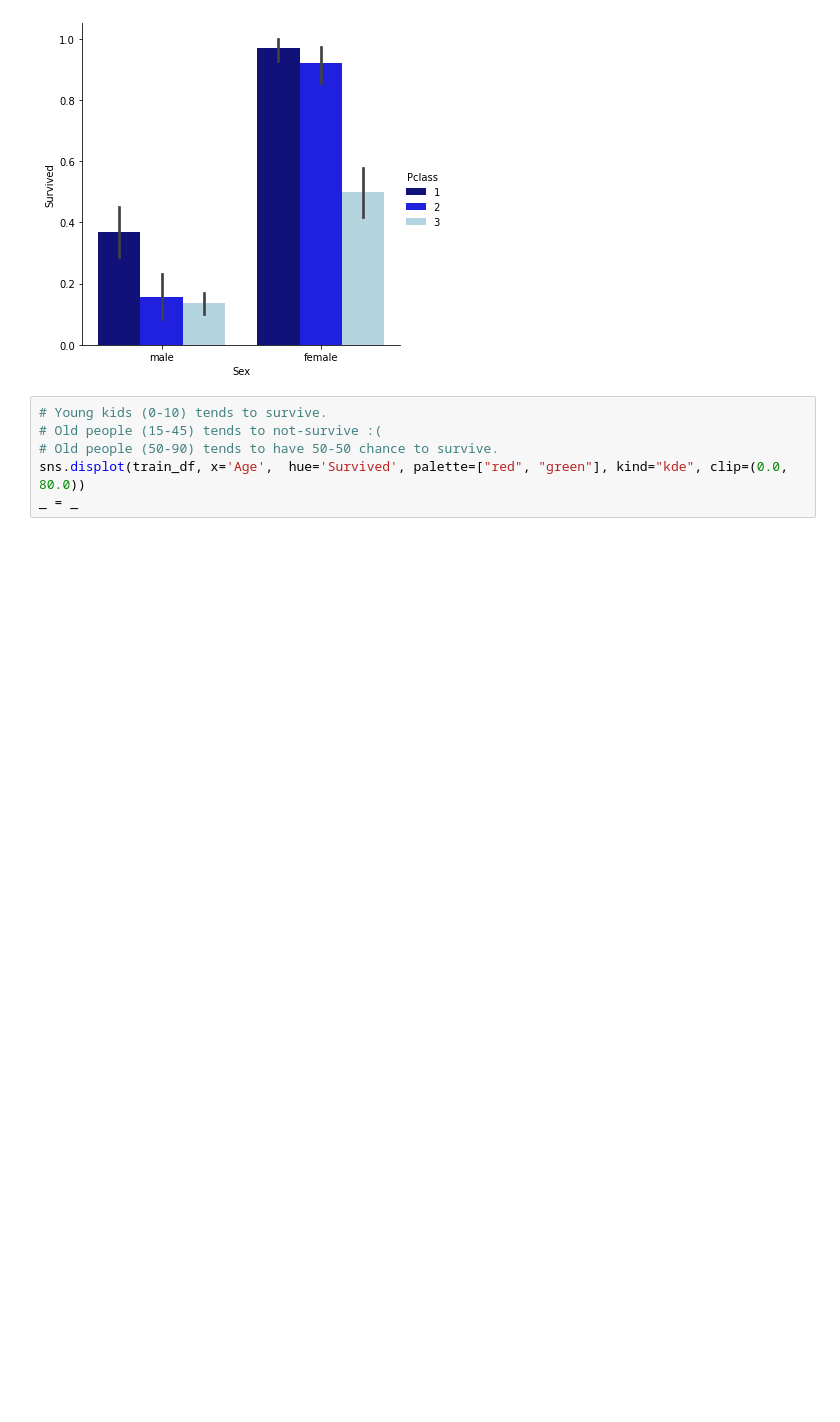
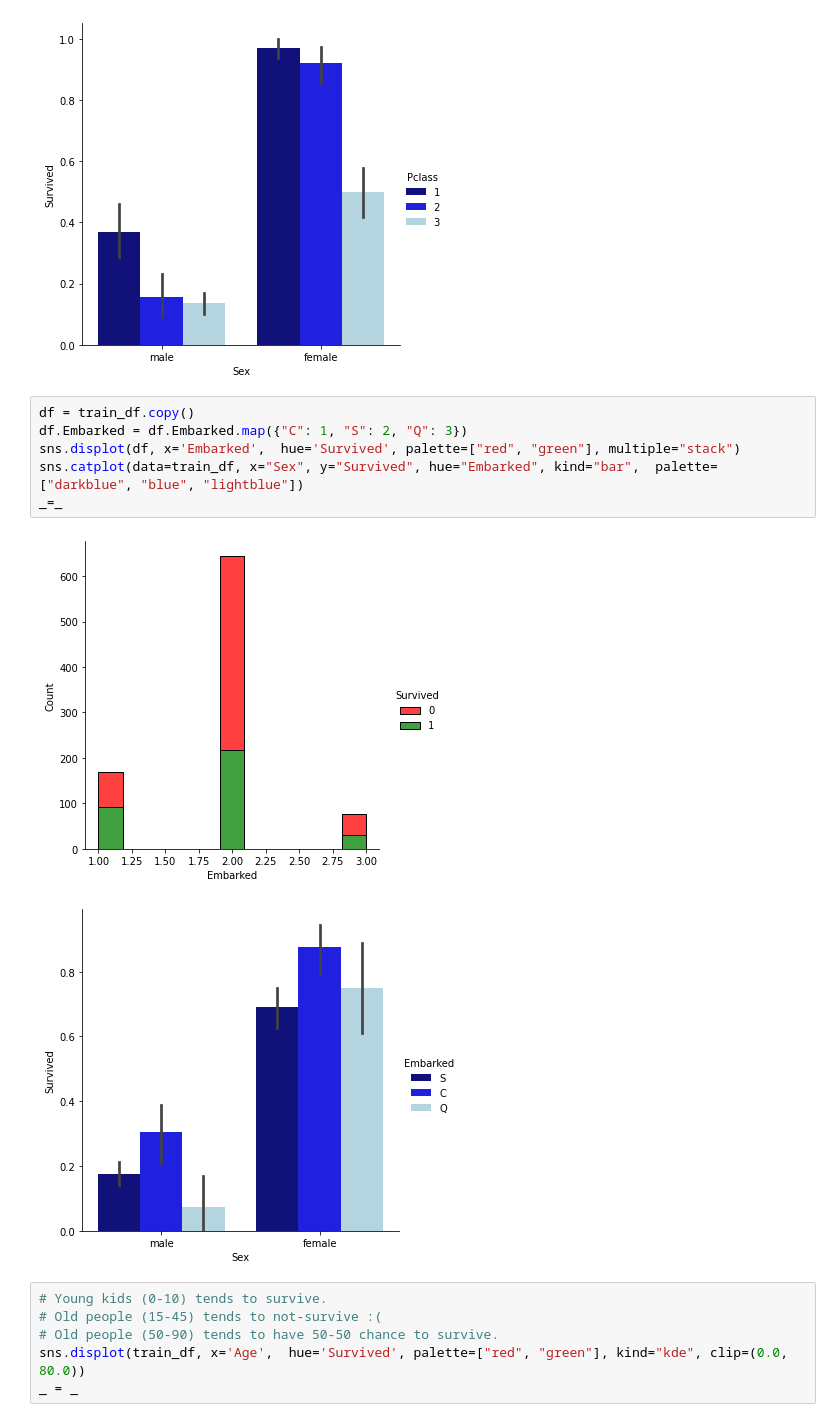
Before and after one commit to loperdeve10/titanic, a Jupyter notebook: exploration.ipynb, the cells around one changed output. Drawn from its saved outputs; the diff is of its cells as text; blank space fills up the shorter version.

```diff
--- a/exploration.ipynb
+++ b/exploration.ipynb
@@ -139,6 +139,15 @@ _ = _
 # %% [output]
 [figure]
 [figure]
+# %%
+df = train_df.copy()
+df.Embarked = df.Embarked.map({"C": 1, "S": 2, "Q": 3})
+sns.displot(df, x='Embarked',  hue='Survived', palette=["red", "green"], multiple="stack")
+sns.catplot(data=train_df, x="Sex", y="Survived", hue="Embarked", kind="bar",  palette=["darkblue", "blue", "lightblue"])
+_=_
+# %% [output]
+[figure, added]
+[figure, added]
 # %%
 # Young kids (0-10) tends to survive.
 # Old people (15-45) tends to not-survive :(
```
Also changed, not shown: parts of 14 cells of this notebook, 4 other files.
